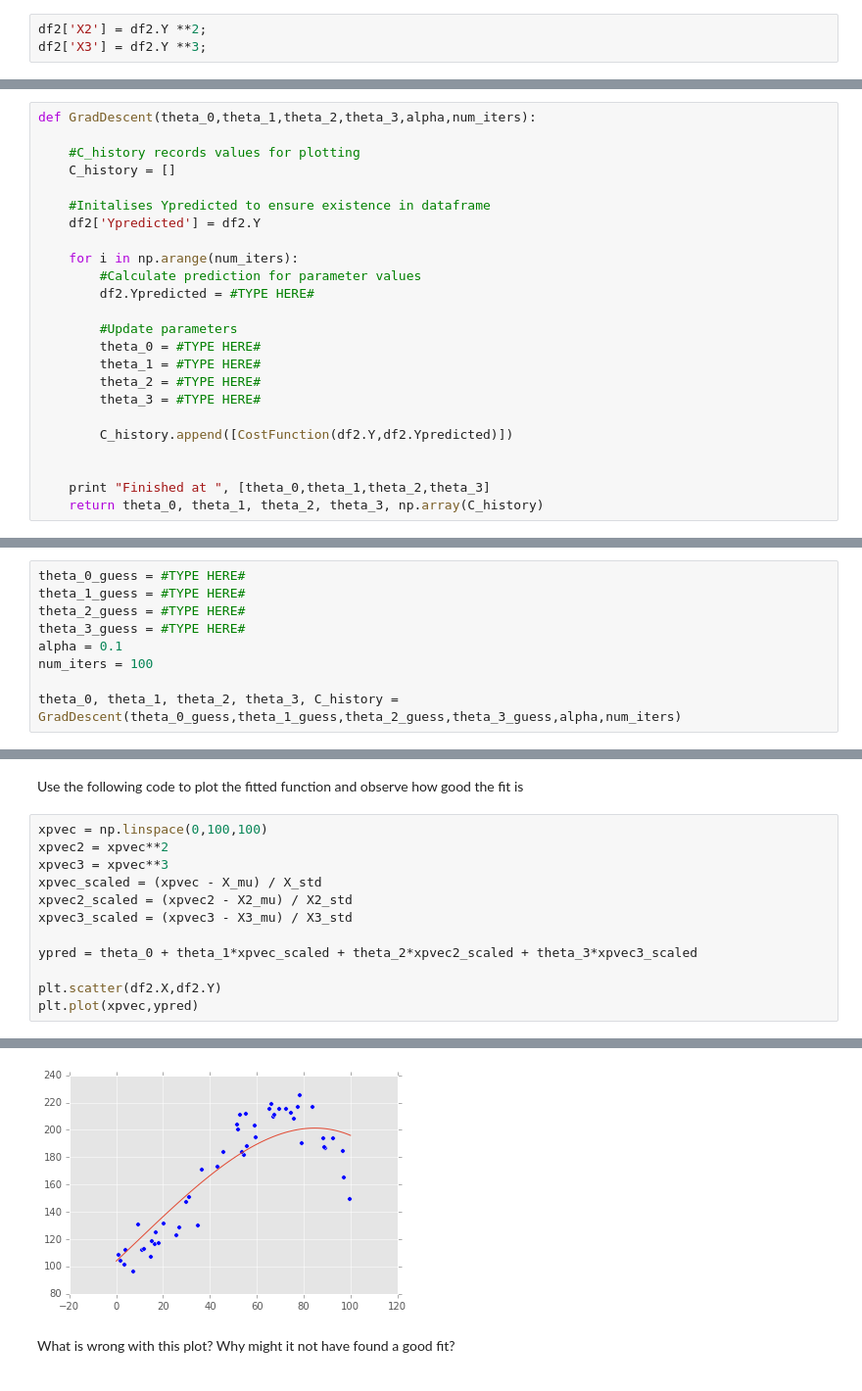
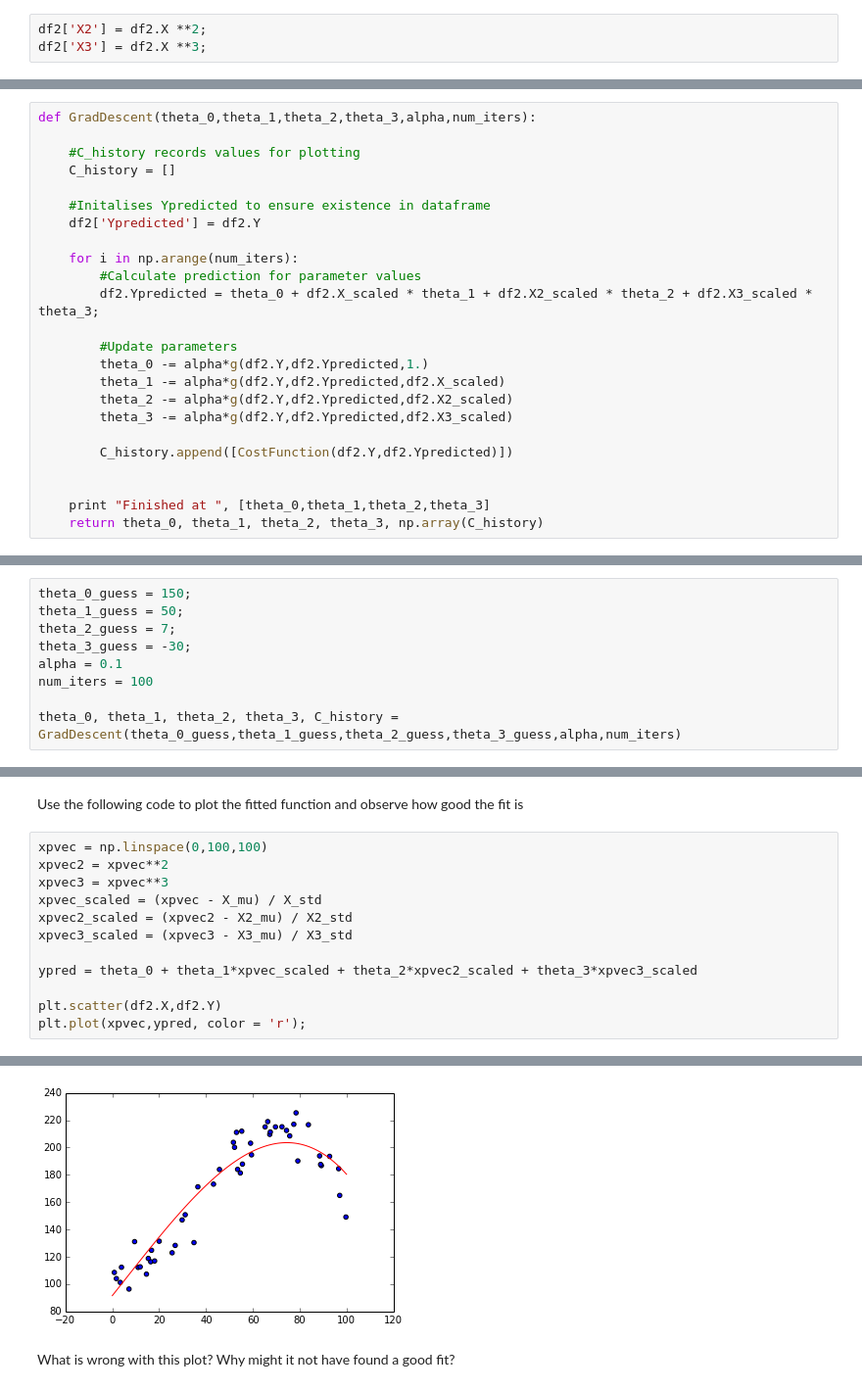
Before and after one commit to clibbon/training, a Jupyter notebook: Machine Learning/Exercises/Linear Regression with Multiple Features.ipynb, the cells around one changed output, grey strips where cells are left out. Shown: that part at 98% size. Cells and saved outputs as stored; diff of their text form.

```diff
--- a/Machine Learning/Exercises/Linear Regression with Multiple Features.ipynb
+++ b/Machine Learning/Exercises/Linear Regression with Multiple Features.ipynb
@@ -187,8 +187,8 @@ We need to create the following input features:
 $$X^2 \text{ and } X^3$$
 In order to do this create new columns in the data frame equal to these.
 # %%
-df2['X2'] = df2.Y **2;
-df2['X3'] = df2.Y **3;
+df2['X2'] = df2.X **2;
+df2['X3'] = df2.X **3;
 # %% [markdown]
 We now need to scale all three feature vectors, which we can do using our original feature scaling function.
 Ensure you store the scaling values once again, and store scaled values as new columns in data frame.
@@ -211,13 +211,13 @@ def GradDescent(theta_0,theta_1,theta_2,theta_3,alpha,num_iters):
 
     for i in np.arange(num_iters):
         #Calculate prediction for parameter values
-        df2.Ypredicted = #TYPE HERE#
+        df2.Ypredicted = theta_0 + df2.X_scaled * theta_1 + df2.X2_scaled * theta_2 + df2.X3_scaled * theta_3;
 
         #Update parameters
-        theta_0 = #TYPE HERE#
-        theta_1 = #TYPE HERE#
-        theta_2 = #TYPE HERE#
-        theta_3 = #TYPE HERE#
+        theta_0 -= alpha*g(df2.Y,df2.Ypredicted,1.)
+        theta_1 -= alpha*g(df2.Y,df2.Ypredicted,df2.X_scaled)
+        theta_2 -= alpha*g(df2.Y,df2.Ypredicted,df2.X2_scaled)
+        theta_3 -= alpha*g(df2.Y,df2.Ypredicted,df2.X3_scaled)
 
         C_history.append([CostFunction(df2.Y,df2.Ypredicted)])
 
@@ -227,10 +227,10 @@ def GradDescent(theta_0,theta_1,theta_2,theta_3,alpha,num_iters):
 # %% [markdown]
 Set initial guess for all three parameters and alpha value, then run Gradient Descent algorithm
 # %%
-theta_0_guess = #TYPE HERE#
-theta_1_guess = #TYPE HERE#
-theta_2_guess = #TYPE HERE#
-theta_3_guess = #TYPE HERE#
+theta_0_guess = 150;
+theta_1_guess = 50;
+theta_2_guess = 7;
+theta_3_guess = -30;
 alpha = 0.1
 num_iters = 100
 
@@ -257,5 +257,5 @@ xpvec3_scaled = (xpvec3 - X3_mu) / X3_std
 ypred = theta_0 + theta_1*xpvec_scaled + theta_2*xpvec2_scaled + theta_3*xpvec3_scaled
 
 plt.scatter(df2.X,df2.Y)
-plt.plot(xpvec,ypred)
+plt.plot(xpvec,ypred, color = 'r');
 # %% [output]
@@ -263,4 +262,4 @@ plt.plot(xpvec,ypred)
-[figure, old version]
+[figure, new version]
 # %% [markdown]
 What is wrong with this plot? Why might it not have found a good fit?
 # %% [markdown]
```
Also changed, not shown: parts of 4 cells of this notebook.
